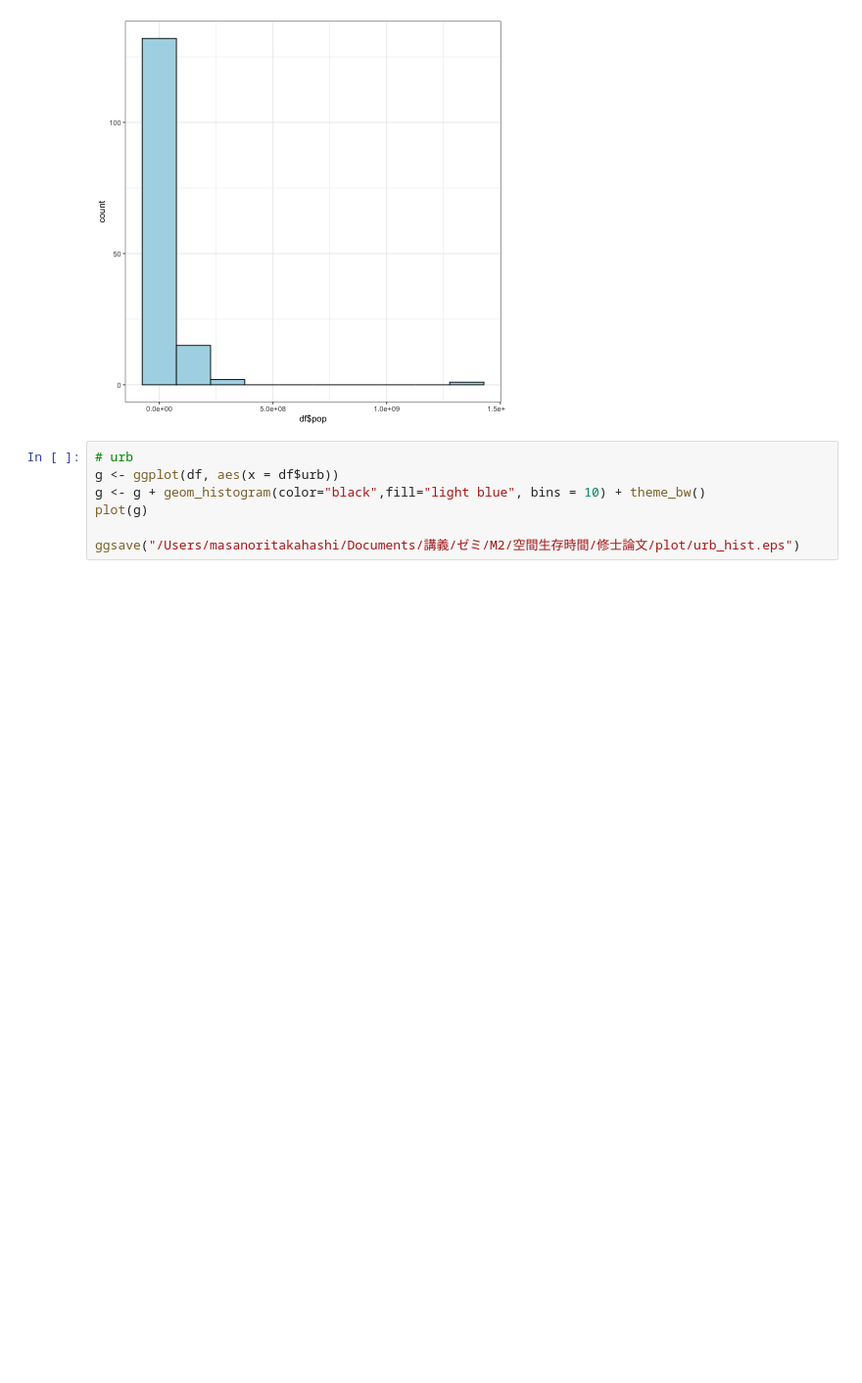
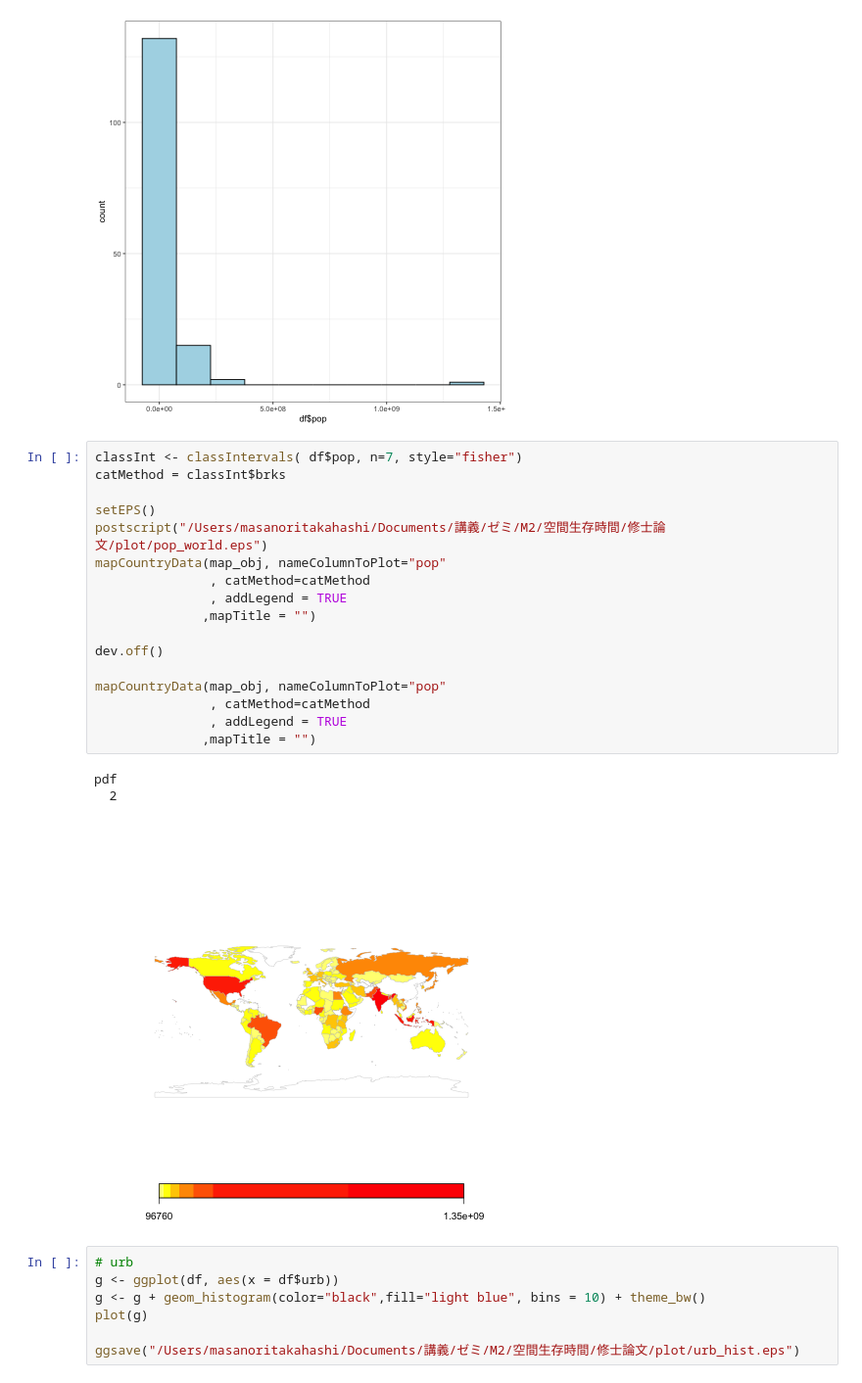
Before and after one commit to nori0724/COVID-19, a Jupyter notebook: notebook/修論用/探索的データ解析plot用.ipynb, the cells around one changed output. Shown at 98% size. Drawn from its saved outputs; the diff is of its cells as text; blank space fills up the shorter version.

Commit message:
worldmapをepsで保存

```diff
--- a/notebook/修論用/探索的データ解析plot用.ipynb
+++ b/notebook/修論用/探索的データ解析plot用.ipynb
@@ -50,6 +49,27 @@ ggsave("/Users/masanoritakahashi/Documents/講義/ゼミ/M2/空間生存時間/
 # %% [output]
 Saving 7 x 7 in image
 [figure]
+# %%
+classInt <- classIntervals( df$pop, n=7, style="fisher")
+catMethod = classInt$brks
+
+setEPS()
+postscript("/Users/masanoritakahashi/Documents/講義/ゼミ/M2/空間生存時間/修士論文/plot/pop_world.eps")
+mapCountryData(map_obj, nameColumnToPlot="pop"
+               , catMethod=catMethod
+               , addLegend = TRUE
+              ,mapTitle = "")
+
+dev.off()
+
+mapCountryData(map_obj, nameColumnToPlot="pop"
+               , catMethod=catMethod
+               , addLegend = TRUE
+              ,mapTitle = "")
+# %% [output]
+pdf
+  2
+[figure, added]
 # %%
 # urb
 g <- ggplot(df, aes(x = df$urb))
```
Also changed, not shown: parts of 11 cells of this notebook.
